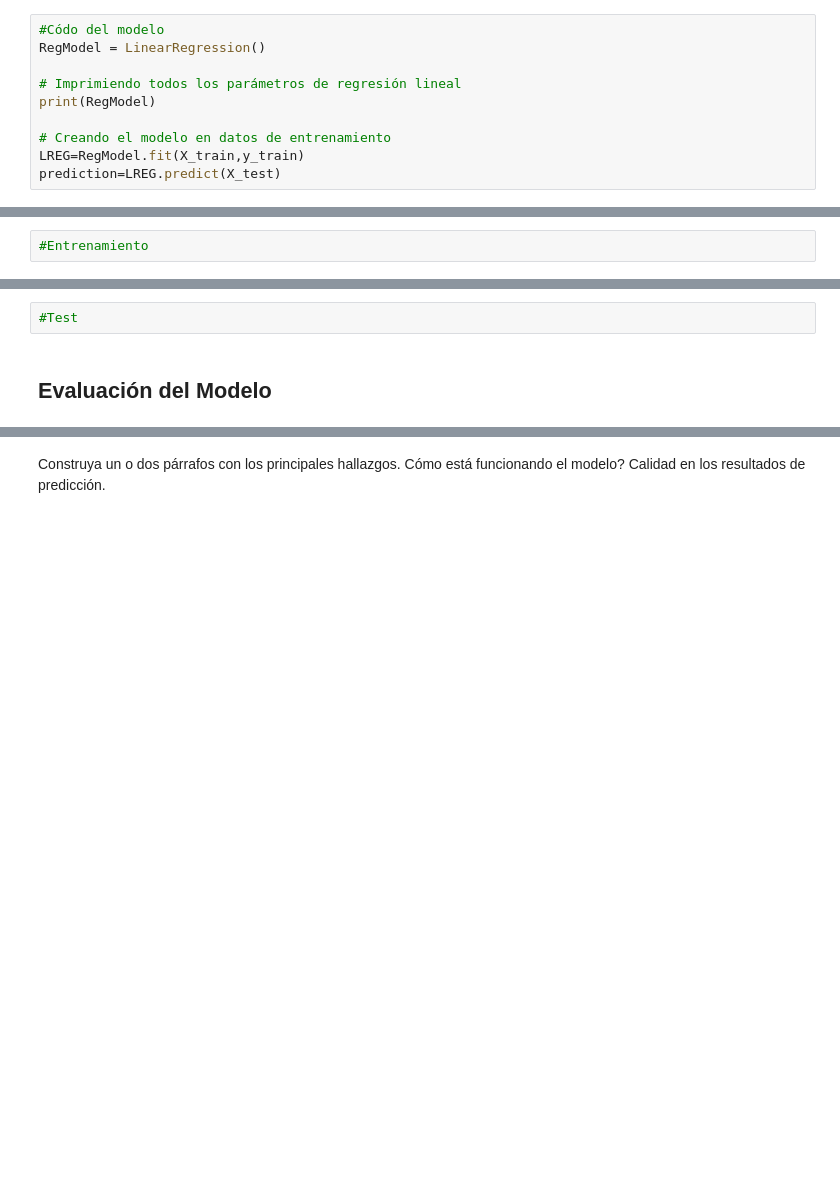
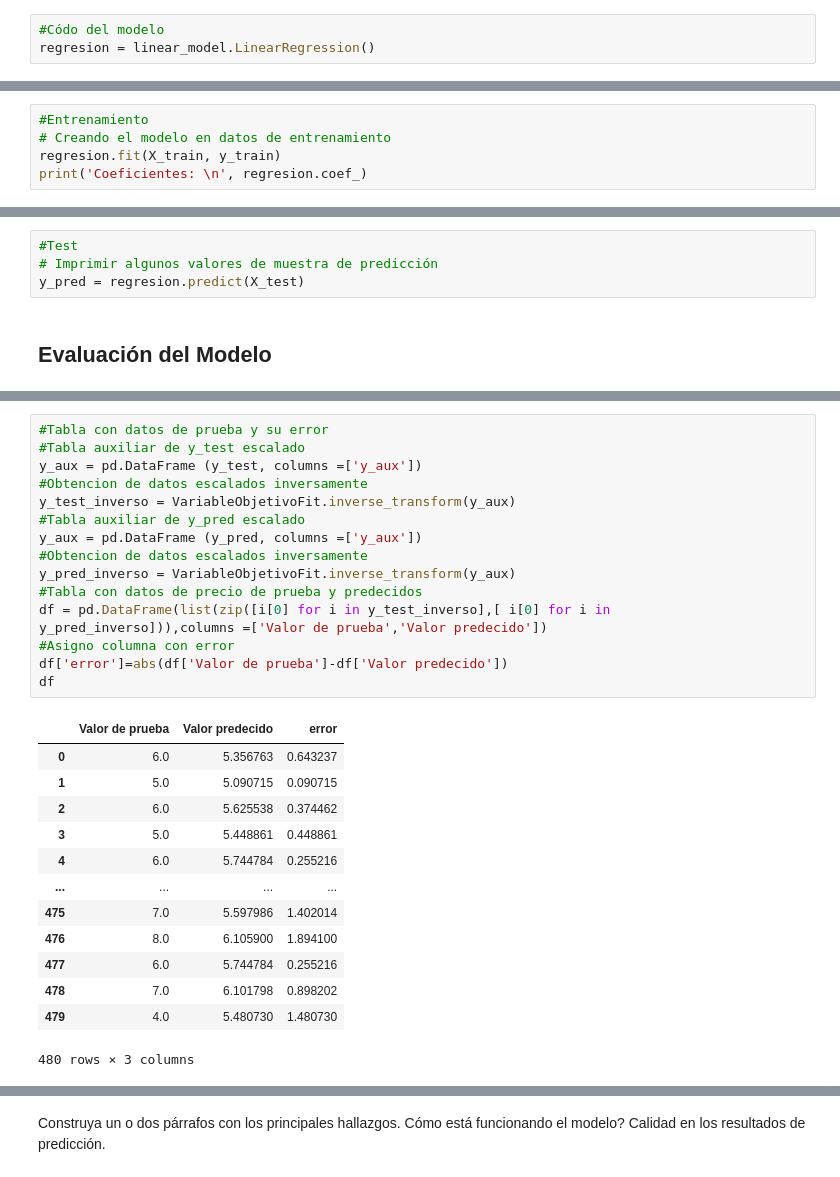
Before and after one commit to Anthonymgd/-NRC_6292-AnthonyGoyes_Lab3, a Jupyter notebook: [NRC_6292]AnthonyGoyes_Lab3.ipynb, the cells around one changed output, grey strips where cells are left out. Cells and saved outputs as stored; diff of their text form; blank space fills up the shorter version.

Commit message:
Creación y evaluación del modelo

```diff
--- a/[NRC_6292]AnthonyGoyes_Lab3.ipynb
+++ b/[NRC_6292]AnthonyGoyes_Lab3.ipynb
@@ -244,11 +248,4 @@ print(y_test.shape)
 ## Regresión Lineal
 # %%
 #Códo del modelo
-RegModel = LinearRegression()
-
-# Imprimiendo todos los parámetros de regresión lineal
-print(RegModel)
-
-# Creando el modelo en datos de entrenamiento
-LREG=RegModel.fit(X_train,y_train)
-prediction=LREG.predict(X_test)
+regresion = linear_model.LinearRegression()
@@ -257,2 +252,5 @@ LinearRegression()
 # %%
 #Entrenamiento
+# Creando el modelo en datos de entrenamiento
+regresion.fit(X_train, y_train)
+print('Coeficientes: \n', regresion.coef_)
@@ -259,4 +261,6 @@ LinearRegression()
 # %%
 #Test
+# Imprimir algunos valores de muestra de predicción
+y_pred = regresion.predict(X_test)
 # %% [markdown]
 ## Evaluación del Modelo
@@ -262,0 +275,29 @@ LinearRegression()
+# %%
+#Tabla con datos de prueba y su error
+#Tabla auxiliar de y_test escalado
+y_aux = pd.DataFrame (y_test, columns =['y_aux'])
+#Obtencion de datos escalados inversamente
+y_test_inverso = VariableObjetivoFit.inverse_transform(y_aux)
+#Tabla auxiliar de y_pred escalado
+y_aux = pd.DataFrame (y_pred, columns =['y_aux'])
+#Obtencion de datos escalados inversamente
+y_pred_inverso = VariableObjetivoFit.inverse_transform(y_aux)
+#Tabla con datos de precio de prueba y predecidos
+df = pd.DataFrame(list(zip([i[0] for i in y_test_inverso],[ i[0] for i in y_pred_inverso])),columns =['Valor de prueba','Valor predecido'])
+#Asigno columna con error
+df['error']=abs(df['Valor de prueba']-df['Valor predecido'])
+df
+# %% [output]
+|  | Valor de prueba | Valor predecido | error |
+| 0 | 6.0 | 5.356763 | 0.643237 |
+| 1 | 5.0 | 5.090715 | 0.090715 |
+| 2 | 6.0 | 5.625538 | 0.374462 |
+| 3 | 5.0 | 5.448861 | 0.448861 |
+| 4 | 6.0 | 5.744784 | 0.255216 |
+| ... | ... | ... | ... |
+| 475 | 7.0 | 5.597986 | 1.402014 |
+| 476 | 8.0 | 6.105900 | 1.894100 |
+| 477 | 6.0 | 5.744784 | 0.255216 |
+| 478 | 7.0 | 6.101798 | 0.898202 |
+| 479 | 4.0 | 5.480730 | 1.480730 |
+480 rows × 3 columns
```
Also changed, not shown: parts of 17 cells of this notebook.
